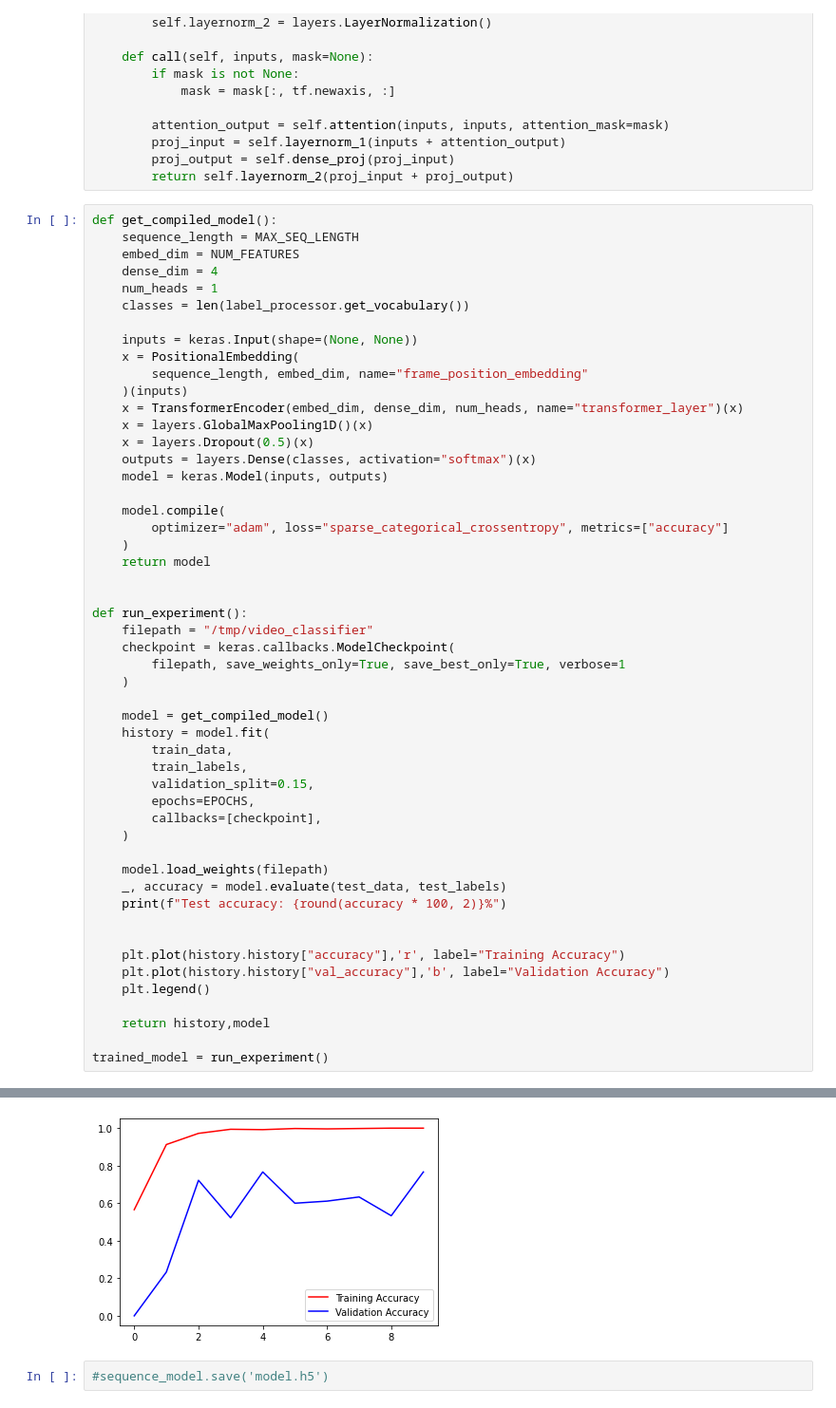
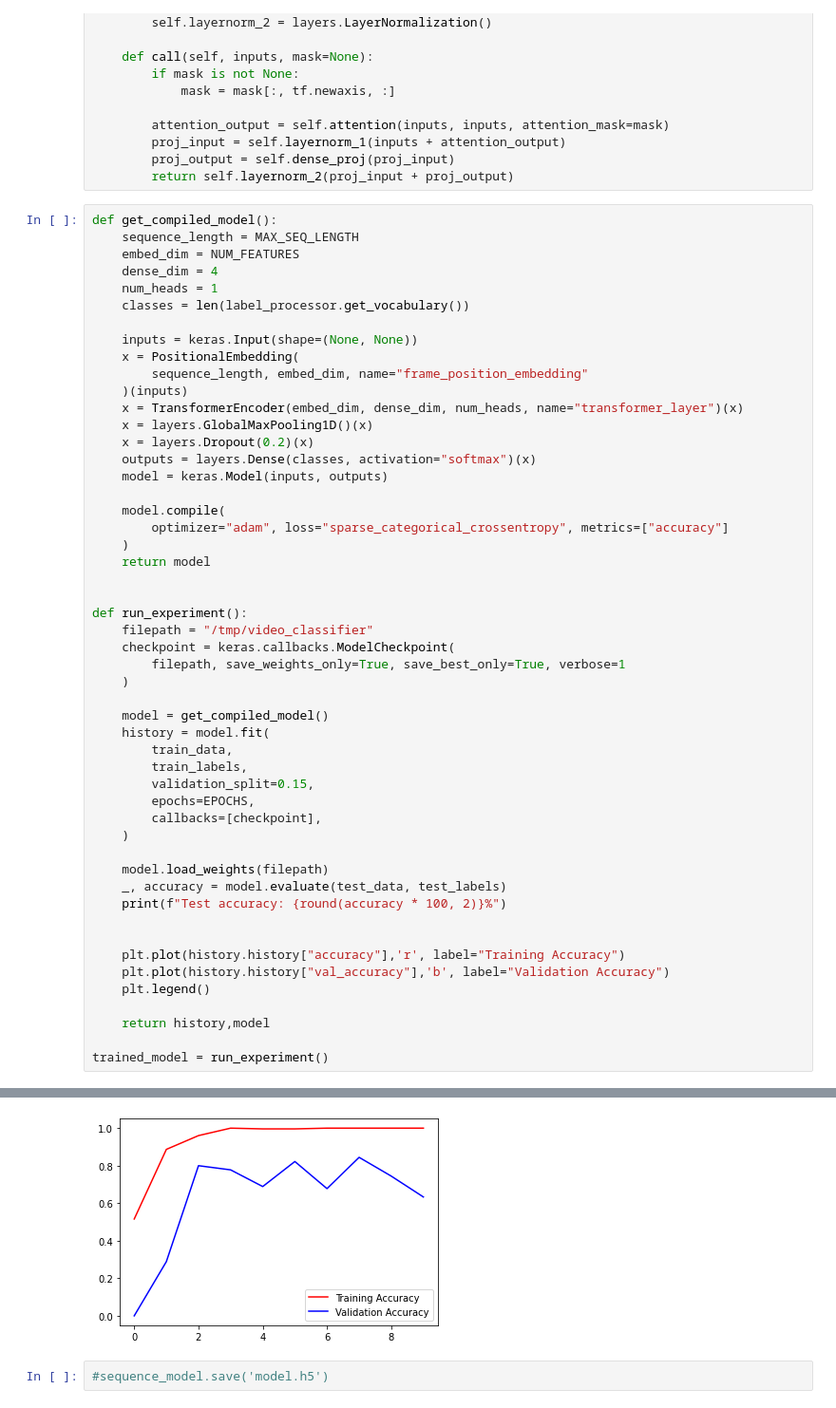
Before and after one commit to Prothoma2001/Real-Time-Bangla-Sign-Language-Recognition, a Jupyter notebook: Real_Time_Sign_Language_Recognition_(Main_Code).ipynb, the cells around one changed output, grey strips where cells are left out. Shown at 95% size. Drawn from its saved outputs; the diff is of its cells as text.

```diff
--- a/Real_Time_Sign_Language_Recognition_(Main_Code).ipynb
+++ b/Real_Time_Sign_Language_Recognition_(Main_Code).ipynb
@@ -753,7 +353,7 @@ def get_compiled_model():
     )(inputs)
     x = TransformerEncoder(embed_dim, dense_dim, num_heads, name="transformer_layer")(x)
     x = layers.GlobalMaxPooling1D()(x)
-    x = layers.Dropout(0.5)(x)
+    x = layers.Dropout(0.2)(x)
     outputs = layers.Dense(classes, activation="softmax")(x)
     model = keras.Model(inputs, outputs)
 
@@ -811,3 +411,3 @@ Test accuracy: 88.84%
-[figure, old version]
+[figure, new version]
 # %%
 #sequence_model.save('model.h5')
```
Also changed, not shown: parts of 5 cells of this notebook.
